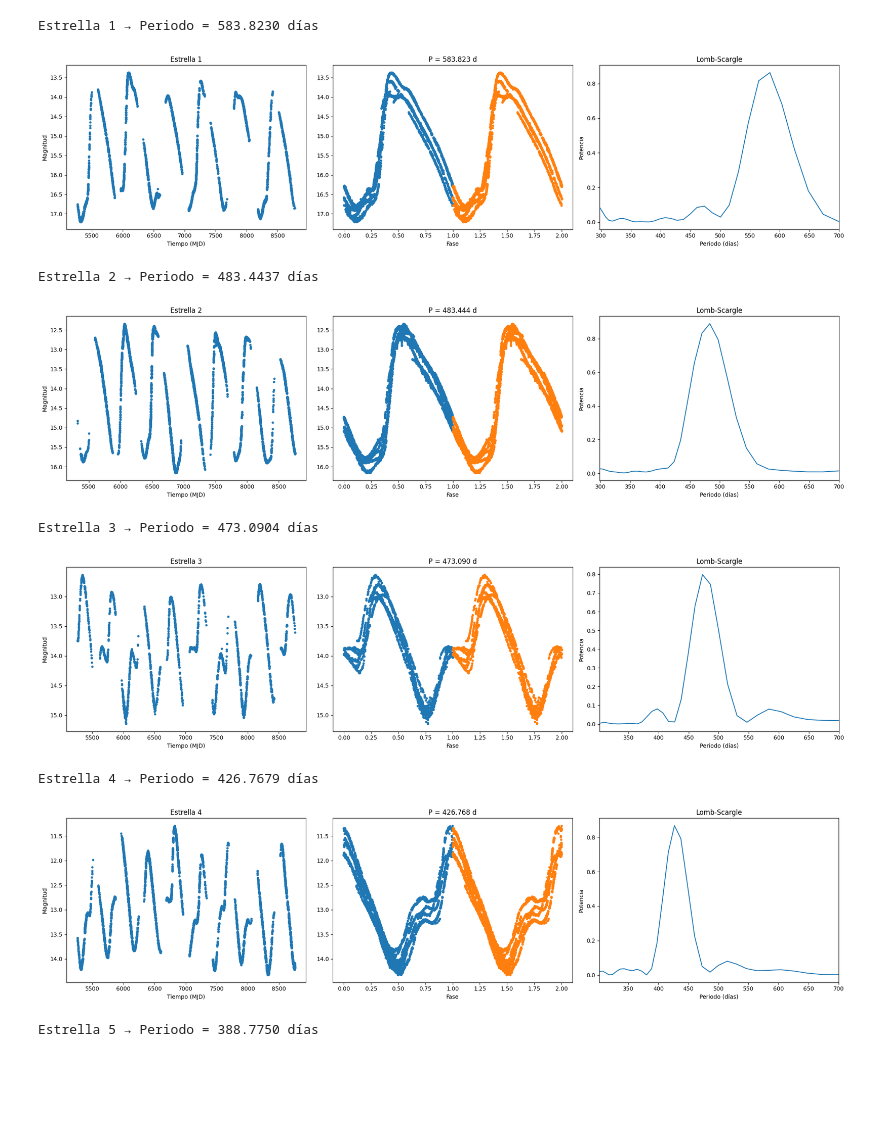
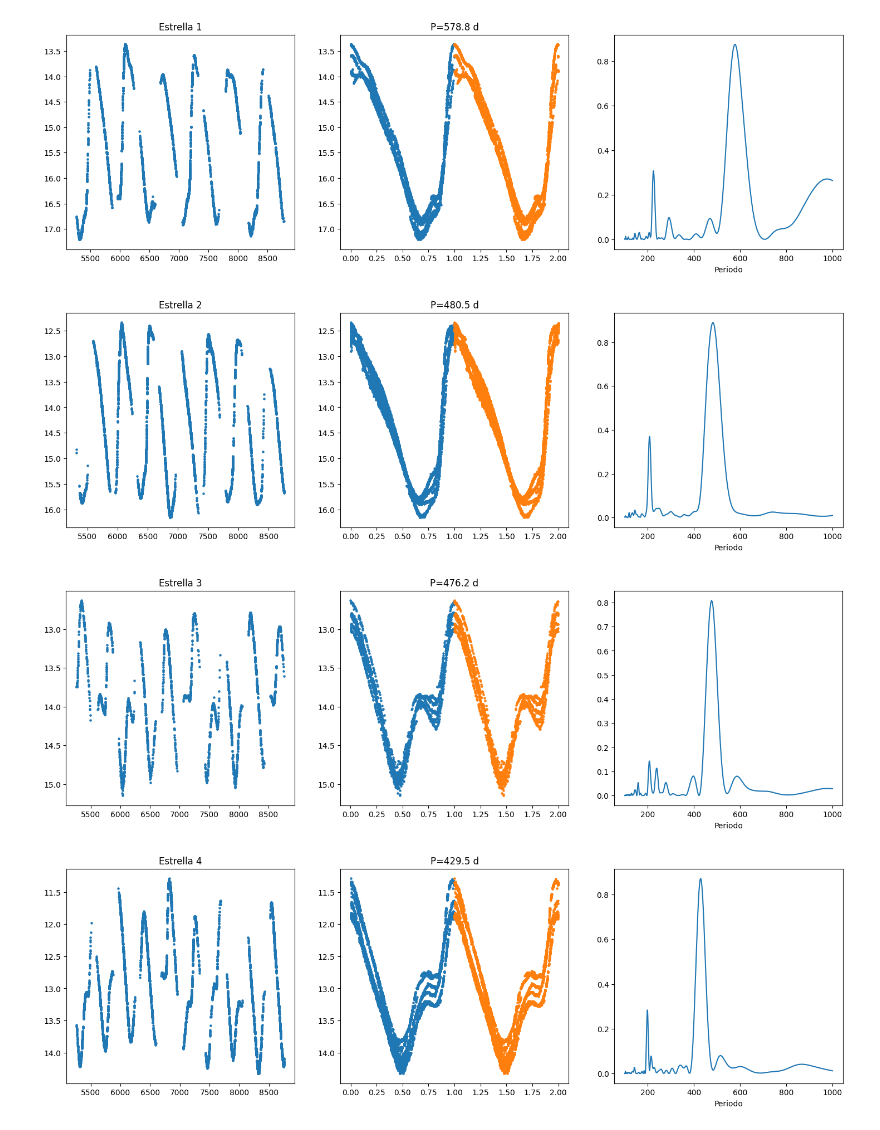
Before and after one commit to Brunelleschk1/Personal-projects, a Jupyter notebook: Proyectos de Astronomía/Laboratorio 8/Nose.ipynb, the cells around one changed output. Saved outputs shown, nothing was run; the diff lists cells and outputs as text; code cells hidden in the pictures; blank space fills up the shorter version.

```diff
--- a/Proyectos de Astronomía/Laboratorio 8/Nose.ipynb
+++ b/Proyectos de Astronomía/Laboratorio 8/Nose.ipynb
@@ -52,46 +50,52 @@ def analizar_estrella(t, y, min_period=300, max_period=700):
+# %%
+def calcular_fase(t,mag,P):
+    t0 = t[np.argmin(mag)]
+    return ((t-t0)/P)%1
+# %%
+def refinar_periodo(t,mag,P0,frac=0.1,N=300):
+    P0 = float(P0)
+    periodos = np.linspace(P0*(1-frac),P0*(1+frac),N)
+    dispersion=[]
+    for P in periodos:
+        fase=((t-t.min())/P)%1
+        bins=np.linspace(0,1,30)
+        sig=[]
+        for i in range(len(bins)-1):
+            m=((fase>=bins[i]) & (fase<bins[i+1]))
+            if np.sum(m)>5:
+                sig.append(np.std(mag[m]))
+        dispersion.append(np.mean(sig))
+    return float(periodos[np.argmin(dispersion)])
 # %%
+resultados=[]
+
 for i, estrella in enumerate(estrellas):
+    t, mag = limpiar(estrella["t"],estrella["mag"])
+    freq, power, P0 = buscar_periodo(t,mag)
+    P = refinar_periodo(t,mag,P0)
+    fase = calcular_fase(t,mag,P)
 
-    t = estrella["t"]
-    y = estrella["mag"]
+    resultados.append({"estrella":i+1,"P_LS":P0,"P_final":P})
+    order=np.argsort(fase)
 
-    freq, power, periodo, fase = analizar_estrella(t, y)
+    fig,ax=plt.subplots(1,3,figsize=(18,5))
 
-    print(f"Estrella {i+1} → Periodo = {periodo:.4f} días")
+    ax[0].scatter(t,mag,s=5)
+    ax[0].invert_yaxis()
+    ax[0].set_title(f"Estrella {i+1}")
 
-    # ---- FIGURA COMPUESTA ----
-    fig, axs = plt.subplots(1, 3, figsize=(20,5))
 
-    # (1) Curva de luz original
-    axs[0].scatter(t, y, s=10)
-    axs[0].set_xlabel("Tiempo (MJD)")
-    axs[0].set_ylabel("Magnitud")
-    axs[0].invert_yaxis()
-    axs[0].set_title(f"Estrella {i+1}")
+    ax[1].scatter(fase[order],mag[order],s=5)
+    ax[1].scatter(fase[order]+1,mag[order],s=5)
+    ax[1].invert_yaxis()
+    ax[1].set_title(f"P={P:.1f} d")
 
-    # (3) Curva de fase
-    axs[1].scatter(fase, y, s=10)
-    axs[1].scatter(fase+1, y, s=10)
-    axs[1].set_xlabel("Fase")
-    axs[1].invert_yaxis()
-    axs[1].set_title(f"P = {periodo:.3f} d")
 
-    # (2) Periodograma
-    axs[2].plot(1/freq, power)
-    axs[2].set_xlabel("Periodo (días)")
-    axs[2].set_ylabel("Potencia")
-    axs[2].set_xlim(min(1/freq), max(1/freq))
-    axs[2].set_title("Lomb-Scargle")
-
-    plt.tight_layout()
+    ax[2].plot(1/freq,power)
+    ax[2].set_xlabel("Periodo")
     plt.show()
 # %% [output]
-Estrella 1 → Periodo = 583.8230 días
-[figure, old version]
+[figure, new version]
-Estrella 2 → Periodo = 483.4437 días
-[figure, old version]
+[figure, new version]
-Estrella 3 → Periodo = 473.0904 días
-[figure, old version]
+[figure, new version]
-Estrella 4 → Periodo = 426.7679 días
-[figure, old version]
+[figure, new version]
-Estrella 5 → Periodo = 388.7750 días
```
Also changed, not shown: parts of 20 cells of this notebook, 18 other files.
